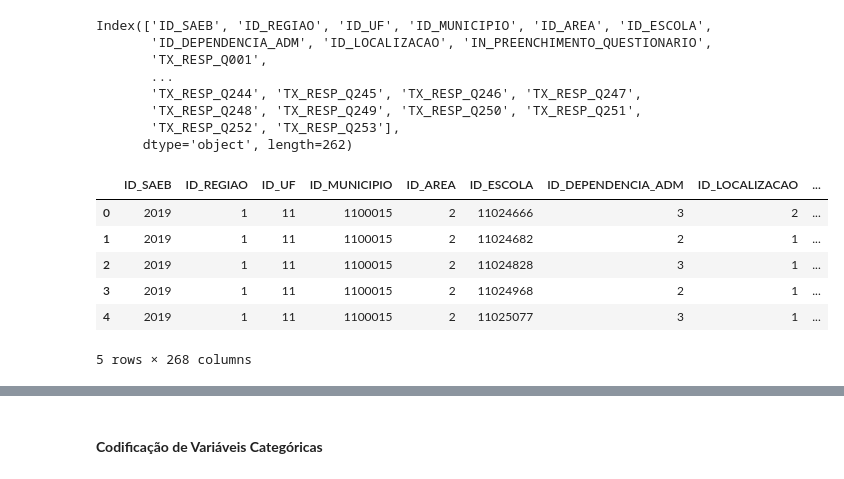
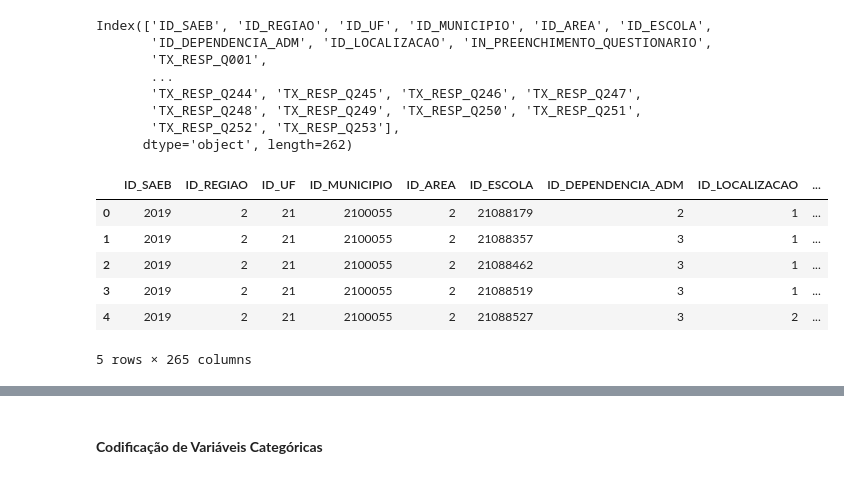
Before and after one commit to DanielaSenna/Projeto-SiDi, a Jupyter notebook: AnaliseDados_Saeb.ipynb, the cells around one changed output, grey strips where cells are left out. Cells and saved outputs as stored; diff of their text form; code cells hidden in the pictures.

```diff
--- a/AnaliseDados_Saeb.ipynb
+++ b/AnaliseDados_Saeb.ipynb
@@ -51,11 +49,10 @@ Index(['ID_SAEB', 'ID_REGIAO', 'ID_UF', 'ID_MUNICIPIO', 'ID_AREA', 'ID_ESCOLA',
        'MEDIA_EM_LP', 'MEDIA_EM_MT'],
       dtype='object', length=137)
 # %%
-escolas = escolas.loc[:, ["ID_SAEB", "ID_REGIAO", "ID_UF", "ID_MUNICIPIO", "ID_AREA", "ID_ESCOLA",
-                          "ID_DEPENDENCIA_ADM", "ID_LOCALIZACAO", "PC_FORMACAO_DOCENTE_INICIAL",
-                          "NIVEL_SOCIO_ECONOMICO", "NU_MATRICULADOS_CENSO_5EF", "NU_PRESENTES_5EF",
-                          "TAXA_PARTICIPACAO_5EF", "MEDIA_5EF_LP"]]
+# Seleciona apenas os dados da região Nordeste
+escolas = escolas[escolas["ID_REGIAO"] == 2]
 
+# Identificando todos os atributos da escola e das notas de portugues do 5º ano
 #escolas = escolas.loc[:, ["ID_SAEB", "ID_REGIAO", "ID_UF", "ID_MUNICIPIO", "ID_AREA", "ID_ESCOLA",
 #                          "ID_DEPENDENCIA_ADM", "ID_LOCALIZACAO", "PC_FORMACAO_DOCENTE_INICIAL",
 #                          "NIVEL_SOCIO_ECONOMICO", "NU_MATRICULADOS_CENSO_5EF", "NU_PRESENTES_5EF",
@@ -63,5 +60,12 @@ escolas = escolas.loc[:, ["ID_SAEB", "ID_REGIAO", "ID_UF", "ID_MUNICIPIO", "ID_A
 #                          "NIVEL_3_LP5", "NIVEL_4_LP5", "NIVEL_5_LP5", "NIVEL_6_LP5", "NIVEL_7_LP5",
 #                          "NIVEL_8_LP5", "NIVEL_9_LP5", "MEDIA_5EF_LP"]]
 
+
+# Selecionando apenas os atributos necessários
+# Atributos de IDs, Datas, UF, Area são descatados
+escolas = escolas.loc[:, ["ID_ESCOLA", "ID_DEPENDENCIA_ADM", "ID_LOCALIZACAO", "PC_FORMACAO_DOCENTE_INICIAL",
+                          "NIVEL_SOCIO_ECONOMICO", "MEDIA_5EF_LP"]]
+
+
 escolas.head()
 # %% [output]
@@ -148,13 +134,13 @@ Index(['ID_SAEB', 'ID_REGIAO', 'ID_UF', 'ID_MUNICIPIO', 'ID_AREA', 'ID_ESCOLA',
        'TX_RESP_Q252', 'TX_RESP_Q253'],
       dtype='object', length=262)
 # %%
-m = pd.merge(diretores, escolas, how = 'inner', on = ["ID_SAEB", "ID_REGIAO", "ID_UF", "ID_MUNICIPIO", "ID_AREA", "ID_ESCOLA", "ID_DEPENDENCIA_ADM", "ID_LOCALIZACAO"])
+m = pd.merge(diretores, escolas, how = 'inner', on = ["ID_ESCOLA", "ID_DEPENDENCIA_ADM", "ID_LOCALIZACAO"])
 m.head()
 # %% [output]
 |  | ID_SAEB | ID_REGIAO | ID_UF | ID_MUNICIPIO | ID_AREA | ID_ESCOLA | ID_DEPENDENCIA_ADM | ID_LOCALIZACAO | ... |
-| 0 | 2019 | 1 | 11 | 1100015 | 2 | 11024666 | 3 | 2 | ... |
-| 1 | 2019 | 1 | 11 | 1100015 | 2 | 11024682 | 2 | 1 | ... |
-| 2 | 2019 | 1 | 11 | 1100015 | 2 | 11024828 | 3 | 1 | ... |
-| 3 | 2019 | 1 | 11 | 1100015 | 2 | 11024968 | 2 | 1 | ... |
-| 4 | 2019 | 1 | 11 | 1100015 | 2 | 11025077 | 3 | 1 | ... |
+| 0 | 2019 | 2 | 21 | 2100055 | 2 | 21088179 | 2 | 1 | ... |
+| 1 | 2019 | 2 | 21 | 2100055 | 2 | 21088357 | 3 | 1 | ... |
+| 2 | 2019 | 2 | 21 | 2100055 | 2 | 21088462 | 3 | 1 | ... |
+| 3 | 2019 | 2 | 21 | 2100055 | 2 | 21088519 | 3 | 1 | ... |
+| 4 | 2019 | 2 | 21 | 2100055 | 2 | 21088527 | 3 | 2 | ... |
-5 rows × 268 columns
+5 rows × 265 columns
```
Also changed, not shown: parts of 59 cells of this notebook.
